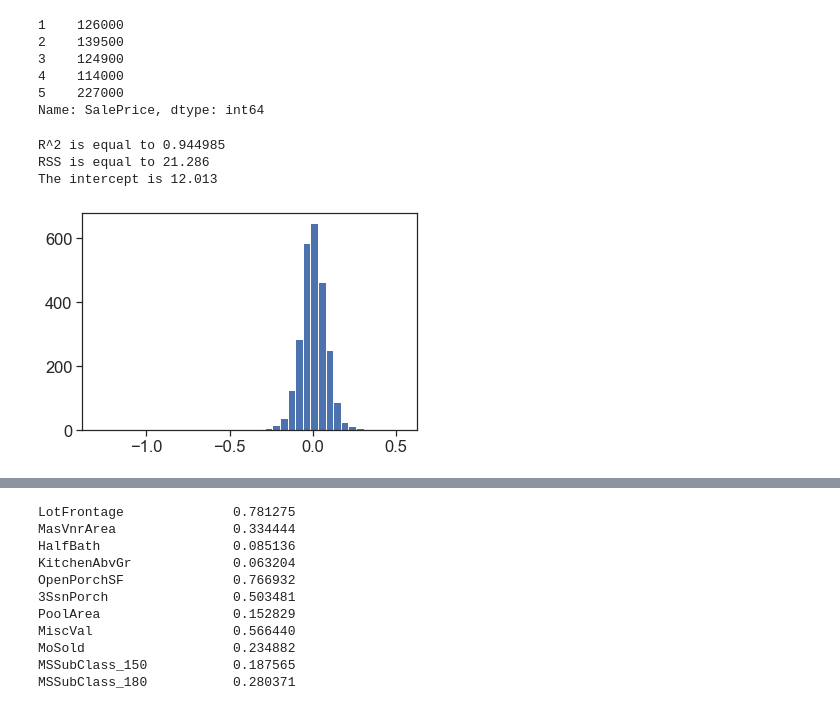
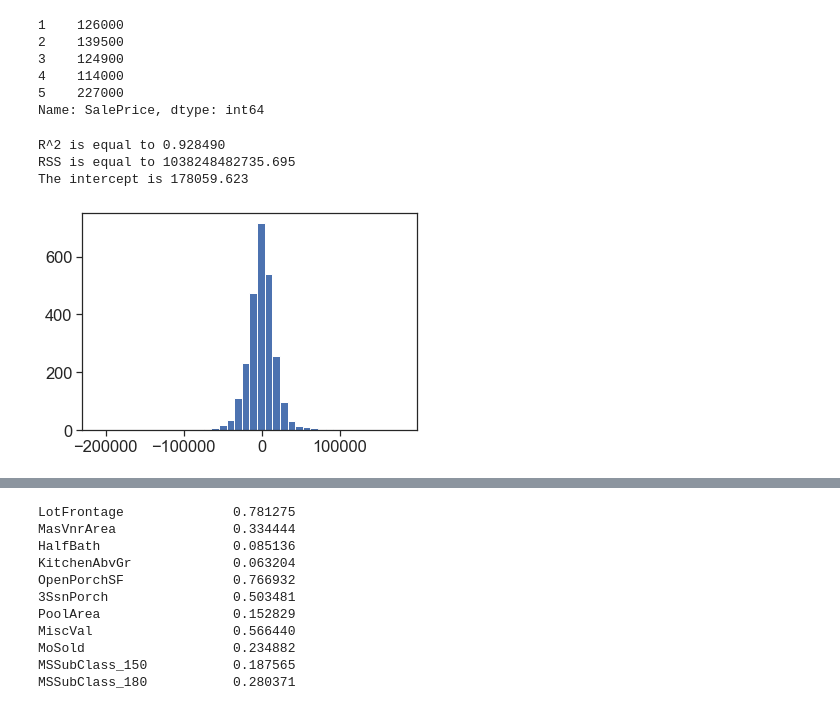
Before and after one commit to amandamanfredo1/Machine_Learning_Ames_Housing_Kaggle, a Jupyter notebook: Raunak_P/PreditHousePriceLinReg.ipynb, the cells around one changed output, grey strips where cells are left out. Saved outputs shown, nothing was run; the diff lists cells and outputs as text; code cells hidden in the pictures.

Commit message:
added Plots for multi reg

```diff
--- a/Raunak_P/PreditHousePriceLinReg.ipynb
+++ b/Raunak_P/PreditHousePriceLinReg.ipynb
@@ -718,14 +733,14 @@ Name: SalePrice, dtype: int64
 # %%
 from sklearn.linear_model import LinearRegression
 lm = LinearRegression()
-lm.fit(df_train, log_target)
-residuals = log_target - lm.predict(df_train)
+lm.fit(df_train, target)
+residuals = target - lm.predict(df_train)
 plt.hist(residuals,bins=40)
-print('R^2 is equal to %.6f' %(lm.score(df_train, log_target)))
+print('R^2 is equal to %.6f' %(lm.score(df_train, target)))
 print('RSS is equal to %.3f' %(np.sum(residuals**2)))
 print('The intercept is %.3f' %(lm.intercept_))
 # %% [output]
-R^2 is equal to 0.944985
-RSS is equal to 21.286
-The intercept is 12.013
+R^2 is equal to 0.928490
+RSS is equal to 1038248482735.695
+The intercept is 178059.623
-[figure, old version]
+[figure, new version]
```
Also changed, not shown: parts of 7 cells of this notebook.
